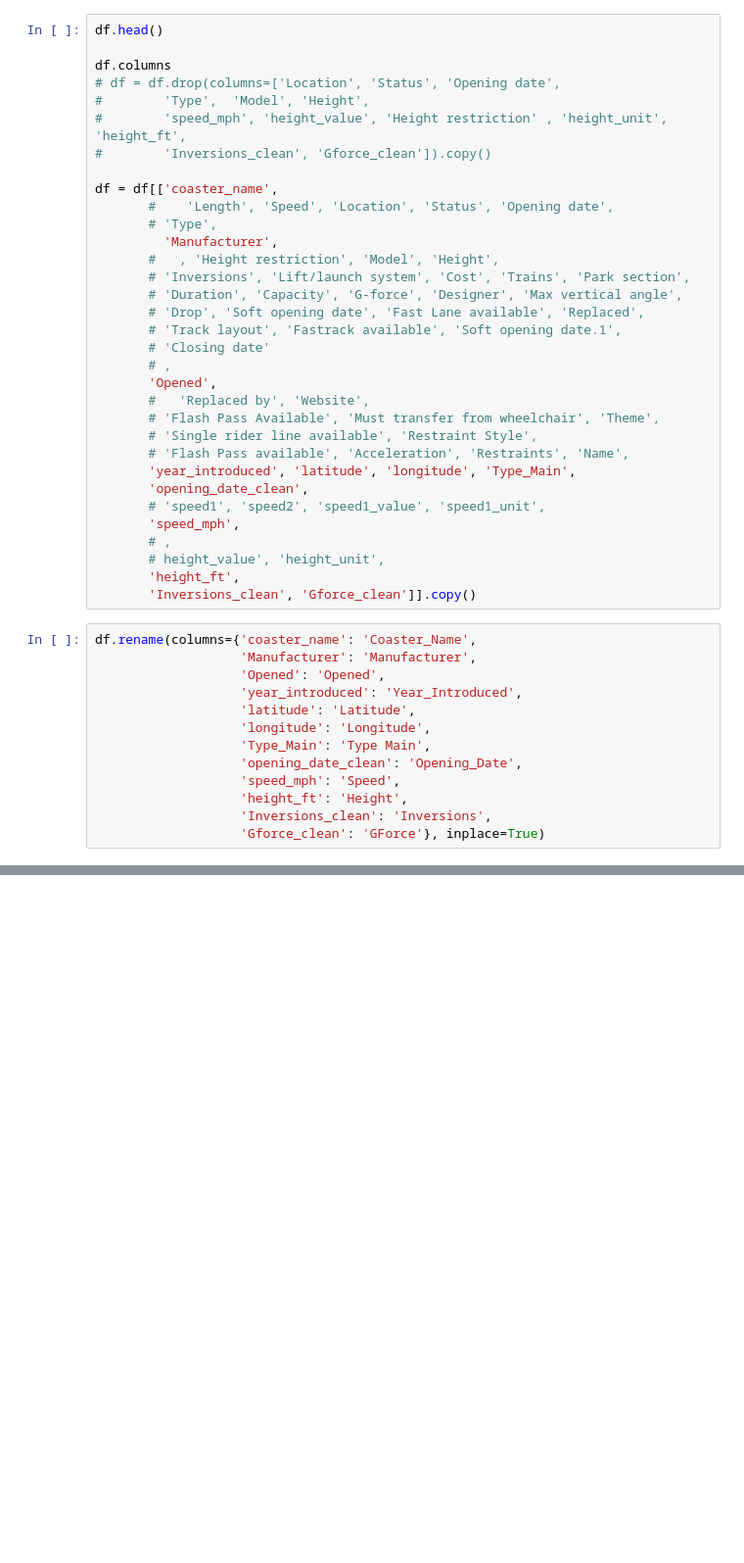
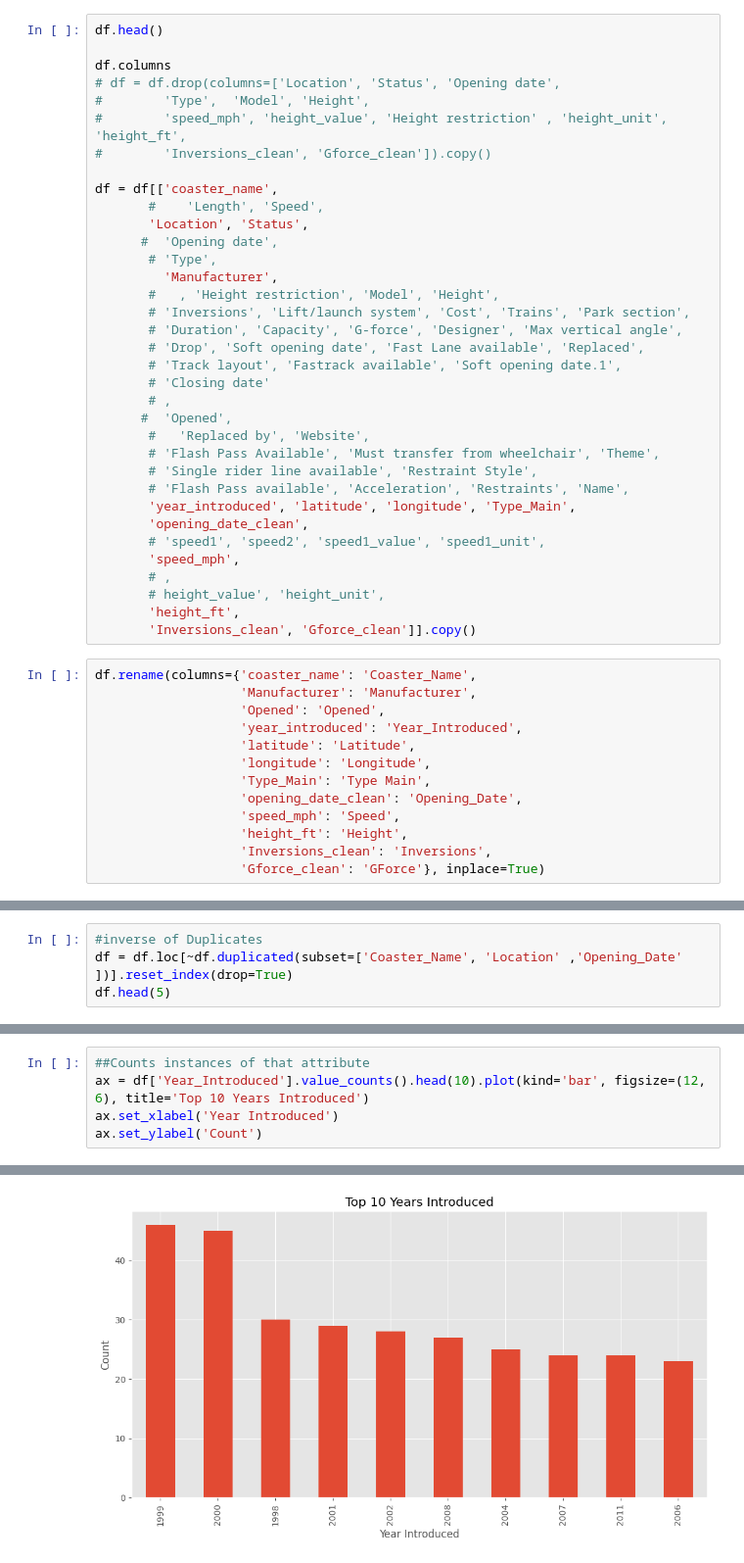
Before and after one commit to ronnin796/Exploratory_Data_Analysis, a Jupyter notebook: roaller_coaster.ipynb, the cells around one changed output, grey strips where cells are left out. Shown at 98% size. Saved outputs shown, nothing was run; the diff lists cells and outputs as text; blank space fills up the shorter version.

Commit message:
Feature Analysis and Plots

```diff
--- a/roaller_coaster.ipynb
+++ b/roaller_coaster.ipynb
@@ -18,7 +18,9 @@ df.columns
 #        'Inversions_clean', 'Gforce_clean']).copy()
 
 df = df[['coaster_name',
-       #    'Length', 'Speed', 'Location', 'Status', 'Opening date',
+       #    'Length', 'Speed',
+       'Location', 'Status',
+      #  'Opening date',
        # 'Type',
          'Manufacturer',
        #   , 'Height restriction', 'Model', 'Height',
@@ -28,7 +30,7 @@ df = df[['coaster_name',
        # 'Track layout', 'Fastrack available', 'Soft opening date.1',
        # 'Closing date'
        # ,
-       'Opened',
+      #  'Opened',
        #   'Replaced by', 'Website',
        # 'Flash Pass Available', 'Must transfer from wheelchair', 'Theme',
        # 'Single rider line available', 'Restraint Style',
@@ -71,0 +89,4 @@ Length: 1087, dtype: bool
+# %%
+#inverse of Duplicates
+df = df.loc[~df.duplicated(subset=['Coaster_Name', 'Location' ,'Opening_Date' ])].reset_index(drop=True)
+df.head(5)
@@ -71,0 +102,6 @@ Length: 1087, dtype: bool
+# %%
+##Counts instances of that attribute
+ax = df['Year_Introduced'].value_counts().head(10).plot(kind='bar', figsize=(12, 6), title='Top 10 Years Introduced')
+ax.set_xlabel('Year Introduced')
+ax.set_ylabel('Count')
+# %% [output]
@@ -71,0 +109 @@ Length: 1087, dtype: bool
+[figure, added]
```
Also changed, not shown: parts of 7 cells of this notebook, 1 other file.
